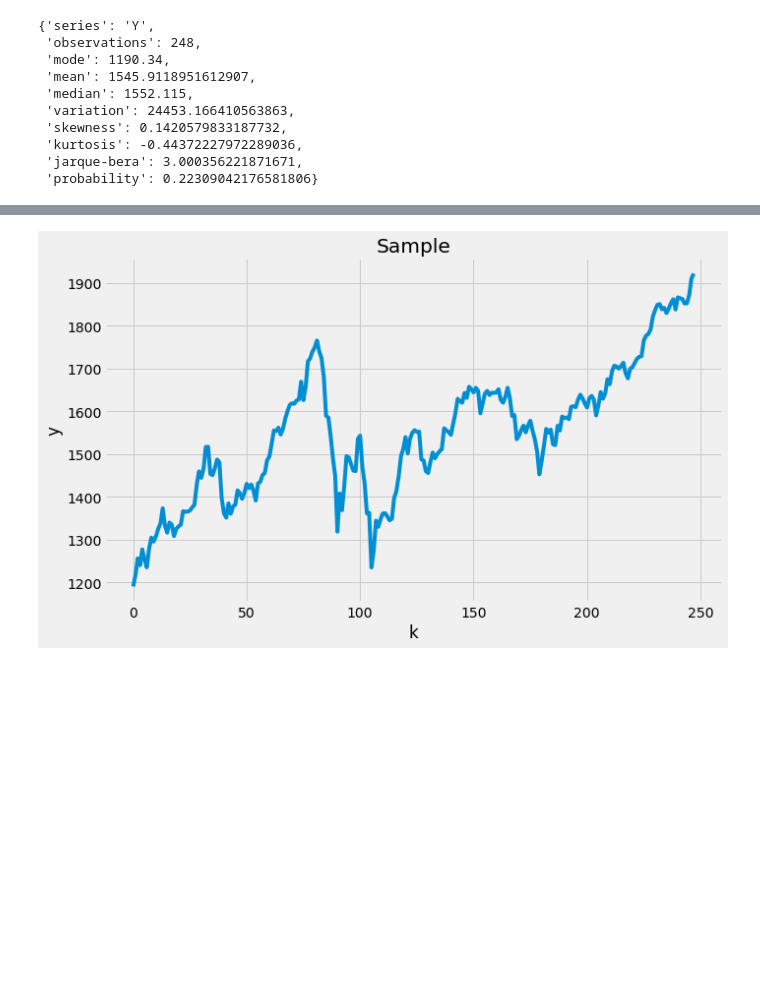
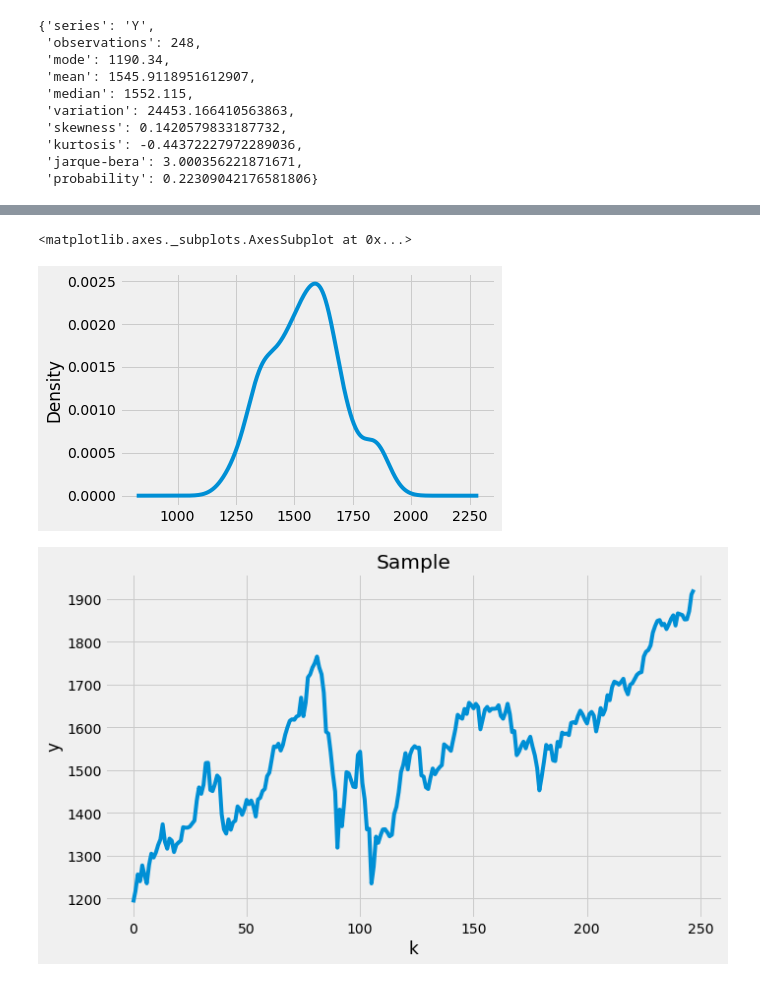
Before and after one commit to bateikoEd/time-series-analysis, a Jupyter notebook: lab3/lab3.ipynb, the cells around one changed output, grey strips where cells are left out. Saved outputs shown, nothing was run; the diff lists cells and outputs as text; code cells hidden in the pictures; blank space fills up the shorter version.

```diff
--- a/lab3/lab3.ipynb
+++ b/lab3/lab3.ipynb
@@ -185,3 +212,8 @@ calculate_metrics_sample(y_1)
+# %%
+y_1.plot(kind='kde')
+# %% [output]
+<matplotlib.axes._subplots.AxesSubplot at 0x...>
+[figure, added]
 # %%
 calculate_metrics_sample(y_1)
 show_plots(y_1)
```
Also changed, not shown: parts of 19 cells of this notebook, 2 other files.
